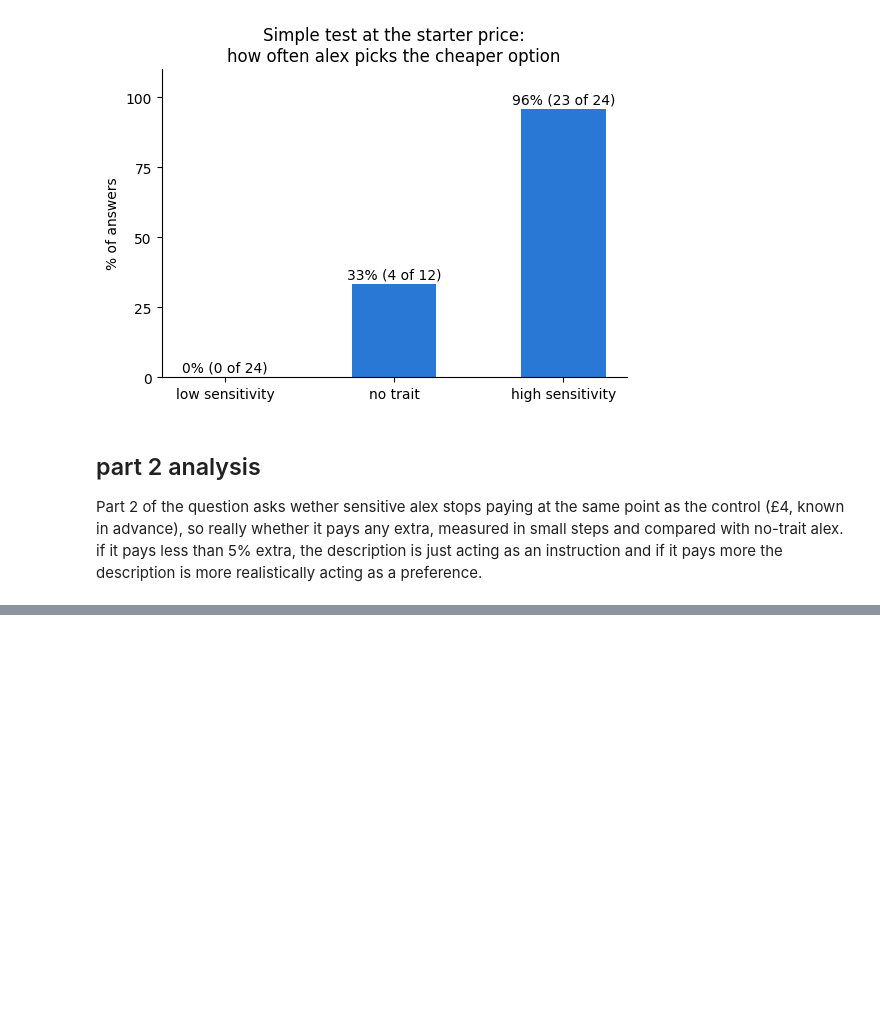
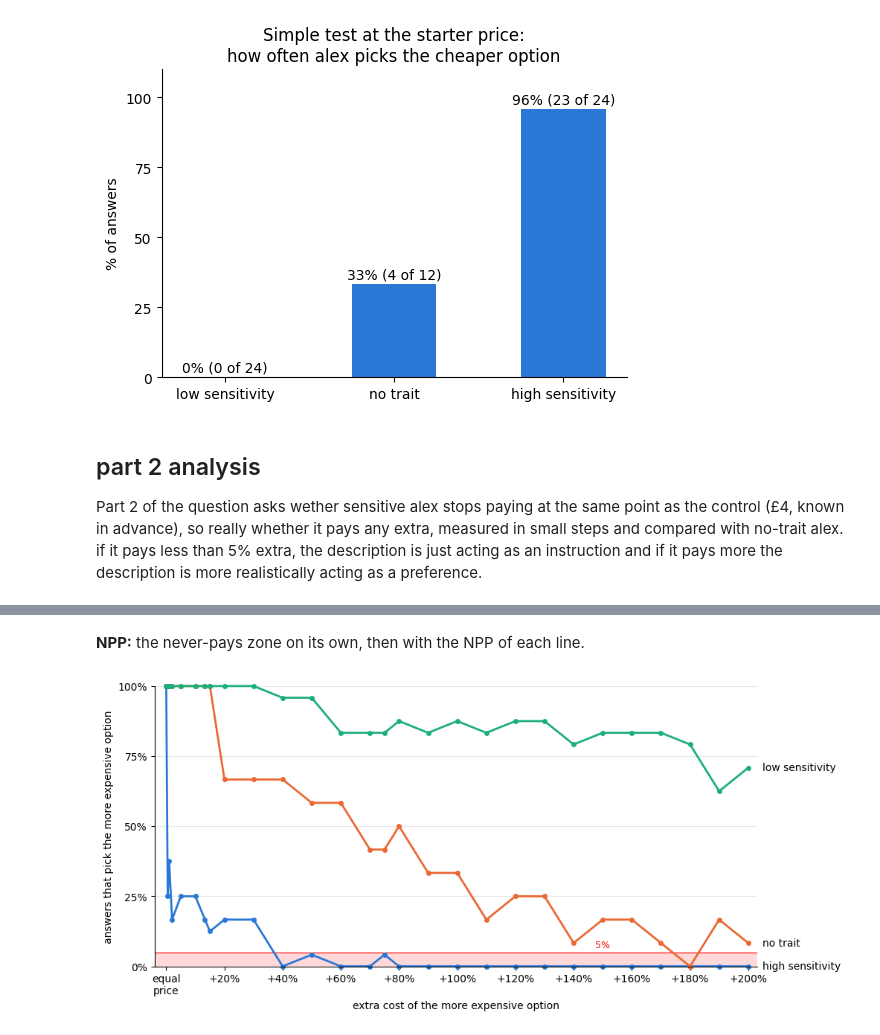
Before and after one commit to openhumanlab-ai/openhuman-research-assessment, a Jupyter notebook: experiment_1/analysis.ipynb, the cells around one changed output, grey strips where cells are left out. Saved outputs shown, nothing was run; the diff lists cells and outputs as text; code cells hidden in the pictures; blank space fills up the shorter version.

```diff
--- a/experiment_1/analysis.ipynb
+++ b/experiment_1/analysis.ipynb
@@ -162,2 +197,18 @@ plt.show()
+# %% [markdown]
+**NPP:** the never-pays zone on its own, then with the NPP of each line.
+# %%
+def add_npp(ax):
+    """Add the "never pays" zone (under 5% of answers) and the NPP dotted line to a chart."""
+    ax.axhspan(0, 5, color="red", alpha=0.15, linewidth=0, zorder=0)  # transparent red with a thin red edge
+    ax.axhline(5, color="red", linewidth=0.8, zorder=1)
+    ax.text(150, 6, "5%", color="red", fontsize=9, ha="center", va="bottom")
+
+
+
+ax = draw_chart()
+add_npp(ax)
+plt.show()
+# %% [output]
+[figure, added]
 # %%
 def add_npp(ax):
```
Also changed, not shown: parts of 28 cells of this notebook, 30 other files.
